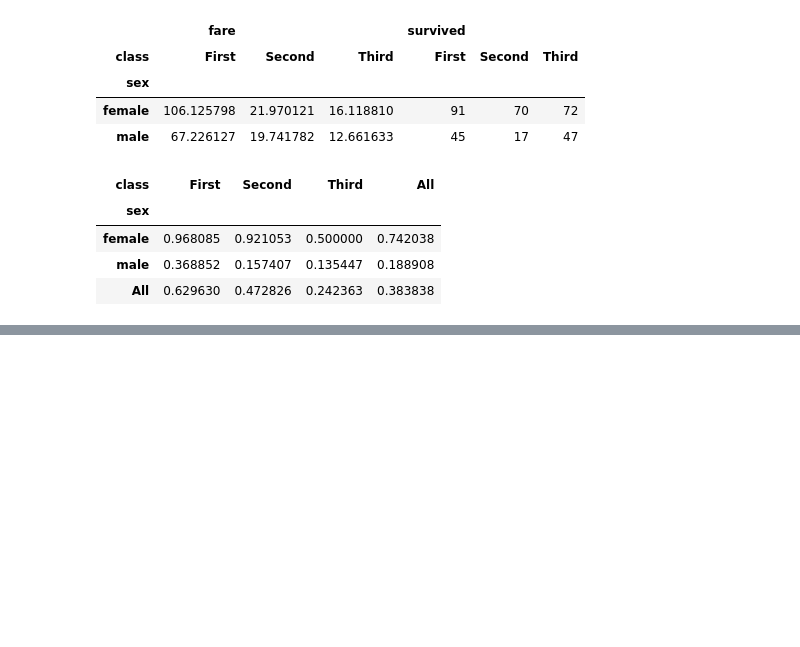
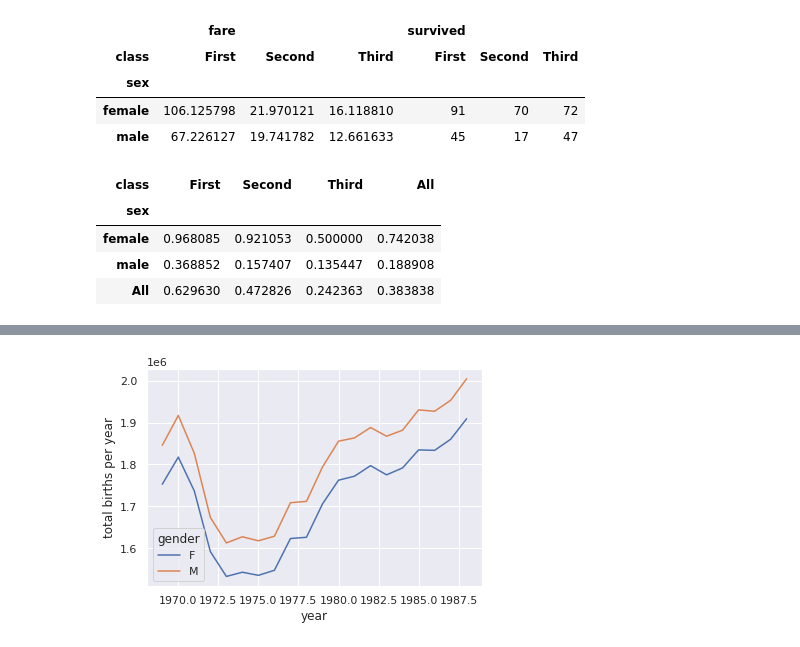
Before and after one commit to KonstantinKlepikov/all-python-ml-learning, a Jupyter notebook: pandas-learning.ipynb, the cells around one changed output, grey strips where cells are left out. Cells and saved outputs as stored; diff of their text form; code cells hidden in the pictures; blank space fills up the shorter version.

```diff
--- a/pandas-learning.ipynb
+++ b/pandas-learning.ipynb
@@ -2367,0 +2370,2 @@ titanic.pivot_table('survived', index='sex', columns='class', margins=True)
+# %%
+births = pd.read_csv('data/births.csv')
@@ -2367,0 +2381,4 @@ titanic.pivot_table('survived', index='sex', columns='class', margins=True)
+# %%
+# добавим столбец для десятилетия и взгляним на рождение девочек и мальчиков, как функцию от декады
+births['decade'] = 10 * (births['year'] // 10)
+births.pivot_table('births', index='decade', columns='gender', aggfunc='sum')
@@ -2367,0 +2393,10 @@ titanic.pivot_table('survived', index='sex', columns='class', margins=True)
+# %%
+%matplotlib inline
+import matplotlib.pyplot as plt
+import matplotlib as mpl
+sns.set()  # use Seaborn styles
+
+births.pivot_table('births', index='year', columns='gender', aggfunc='sum').plot()
+plt.ylabel('total births per year');
+# %% [output]
+[figure, added]
```
Also changed, not shown: parts of 11 cells of this notebook, 1 other file.
